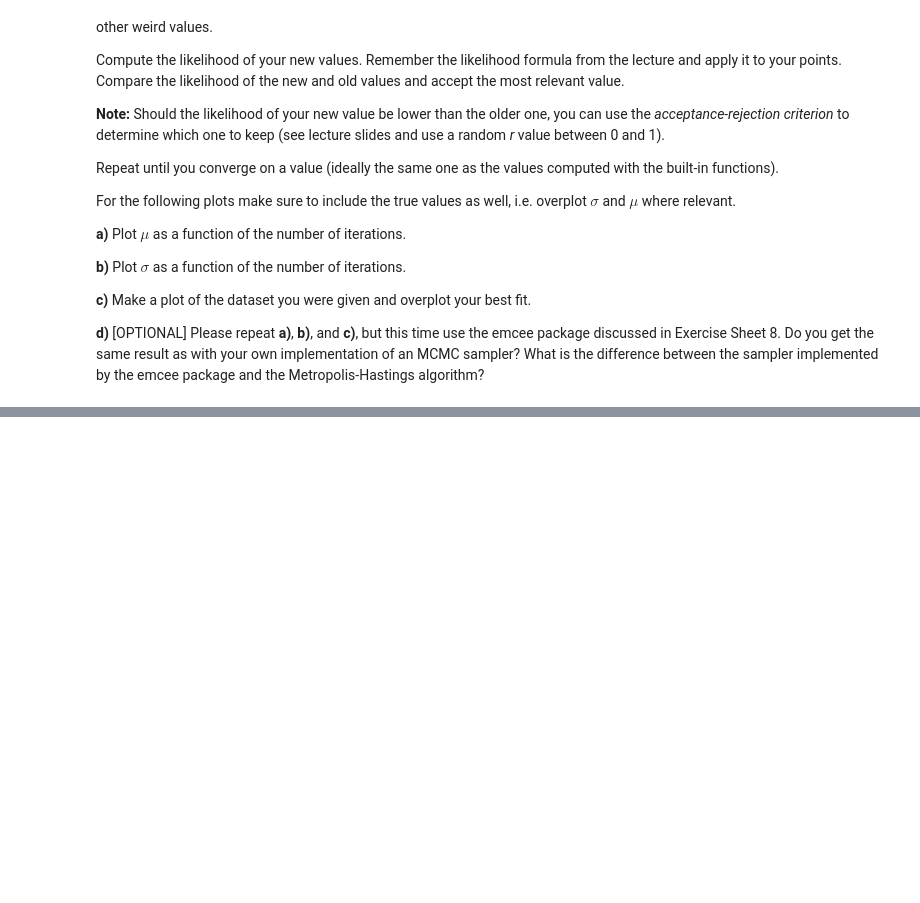
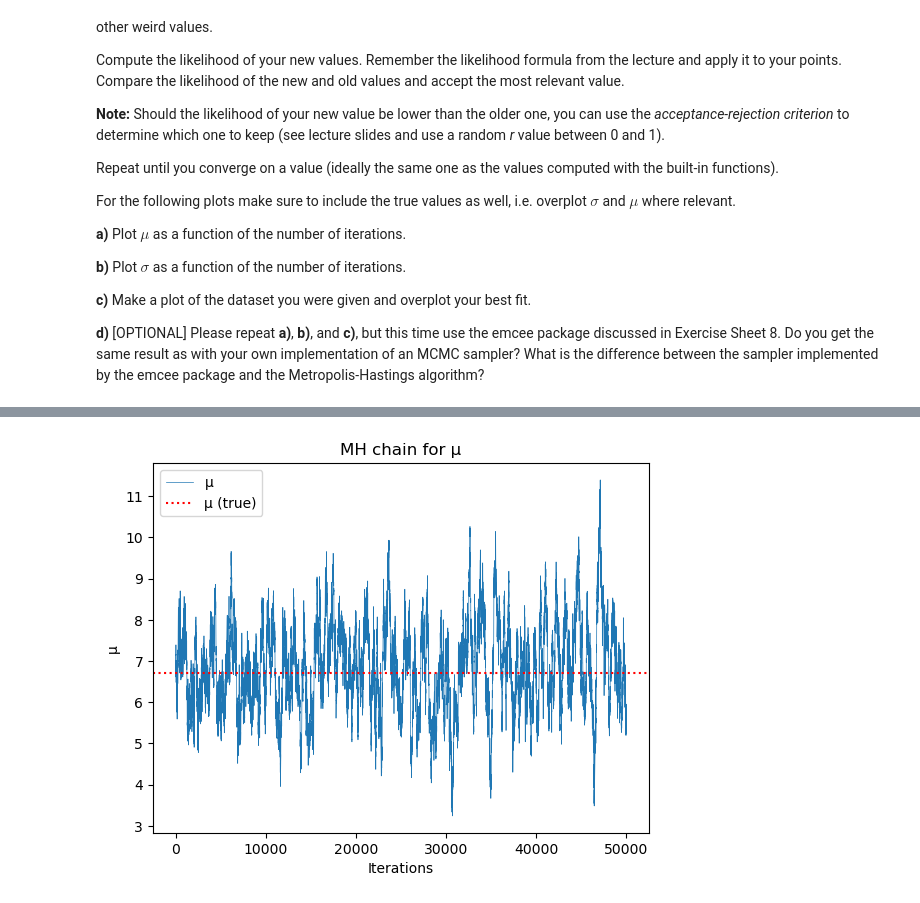
Before and after one commit to ThomasSchallar/NUM, a Jupyter notebook: ExerciseSheet9.ipynb, the cells around one changed output, grey strips where cells are left out. Cells and saved outputs as stored; diff of their text form; code cells hidden in the pictures; blank space fills up the shorter version.

```diff
--- a/ExerciseSheet9.ipynb
+++ b/ExerciseSheet9.ipynb
@@ -134,3 +132,97 @@ For the following plots make sure to include the true values as well, i.e. overp
 **c)** Make a plot of the dataset you were given and overplot your best fit.
 
 **d)** [OPTIONAL] Please repeat **a)**, **b)**, and **c)**, but this time use the emcee package discussed in Exercise Sheet 8. Do you get the same result as with your own implementation of an MCMC sampler? What is the difference between the sampler implemented by the emcee package and the Metropolis-Hastings algorithm?
+# %%
+
+data= np.loadtxt( 'input_data_9.txt' ) # renamed because of name conflict with file from exercise 8
+
+mu_true= np.mean( data )               # numpy estimates as starting values
+sigma_true= np.std( data, ddof=1 )
+
+print( 'numpy estimates:' )
+print( f'µ= {mu_true:.3f}' )
+print( f'σ= {sigma_true:.3f}' )
+
+
+def log_likelihood( mu, sigma, x ):
+  if sigma <= 0:
+    return -np.inf
+  return -0.5 * np.sum( ( ( x - mu ) / sigma )**2 + np.log( 2 * np.pi * sigma**2 ) )
+
+N= 50000
+mu_chain= np.zeros( N )
+sigma_chain= np.zeros( N )
+
+mu_chain[0]= mu_true
+sigma_chain[0]= sigma_true
+
+sigma_m= 0.1  # proposal step size
+
+current_log_like= log_likelihood( mu_chain[0], sigma_chain[0], data )
+
+accepts= 0
+
+for i in range( 1, N ):
+  mu_prop= norm( mu_chain[i-1], sigma_m ).rvs()
+  sigma_prop= norm( sigma_chain[i-1], sigma_m ).rvs()
+
+  if sigma_prop <= 0:
+    mu_chain[i]= mu_chain[i-1]
+    sigma_chain[i]= sigma_chain[i-1]
+    continue
+
+  prop_log_like= log_likelihood( mu_prop, sigma_prop, data )
+
+  log_alpha= prop_log_like - current_log_like
+
+  if np.log( np.random.rand() ) < log_alpha:  # accept
+    mu_chain[i]= mu_prop
+    sigma_chain[i]= sigma_prop
+    current_log_like= prop_log_like
+    accepts+= 1
+  else:                                       # reject
+    mu_chain[i]= mu_chain[i-1]
+    sigma_chain[i]= sigma_chain[i-1]
+
+accept_rate= accepts / ( N - 1 )
+print( f'acceptance rate= {accept_rate:.3f}' )
+
+
+burn_in= 5000
+mu_mcmc= np.mean( mu_chain[burn_in:] )
+sigma_mcmc= np.mean( sigma_chain[burn_in:] )
+
+print( f'MCMC mean(µ)={mu_mcmc:.3f}' )
+print( f'MCMC mean(σ)={sigma_mcmc:.3f}' )
+
+
+plt.plot( mu_chain, linewidth=0.5, label='µ' )
+plt.axhline( mu_true, linestyle=':', color='red', label='µ (true)' )
+plt.xlabel( 'Iterations' )
+plt.ylabel( 'µ' )
+plt.title( 'MH chain for µ' )
+plt.legend()
+plt.show()
+
+plt.plot( sigma_chain, linewidth=0.5, label='σ' )
+plt.axhline( sigma_true, linestyle=':', color='red', label='σ (true)' )
+plt.xlabel( 'Iterations' )
+plt.ylabel( 'σ' )
+plt.title( 'MH chain for σ' )
+plt.legend()
+plt.show()
+
+def gauss_pdf( x, mu, sigma ):
+  return 1 / ( np.sqrt( 2 * np.pi ) * sigma ) * np.exp( -0.5 * ( ( x - mu ) / sigma )**2 )
+
+x_grid= np.linspace( np.min(data), np.max(data), 500 )
+
+plt.hist( data, bins=20, density=True )
+plt.plot( x_grid, gauss_pdf( x_grid, mu_mcmc, sigma_mcmc ), linestyle=':', linewidth=1, label='MCMC best fit' )
+plt.plot( x_grid, gauss_pdf( x_grid, mu_true, sigma_true ), linestyle=':', linewidth=1, label='Sample (numpy)' )
+plt.xlabel( 'x' )
+plt.ylabel( 'Density' )
+plt.title( 'Data with Gaussian fits' )
+plt.legend()
+plt.show()
+# %% [output]
@@ -136,0 +235 @@ For the following plots make sure to include the true values as well, i.e. overp
+[figure, added]
```
Also changed, not shown: parts of 2 cells of this notebook, 2 other files.
